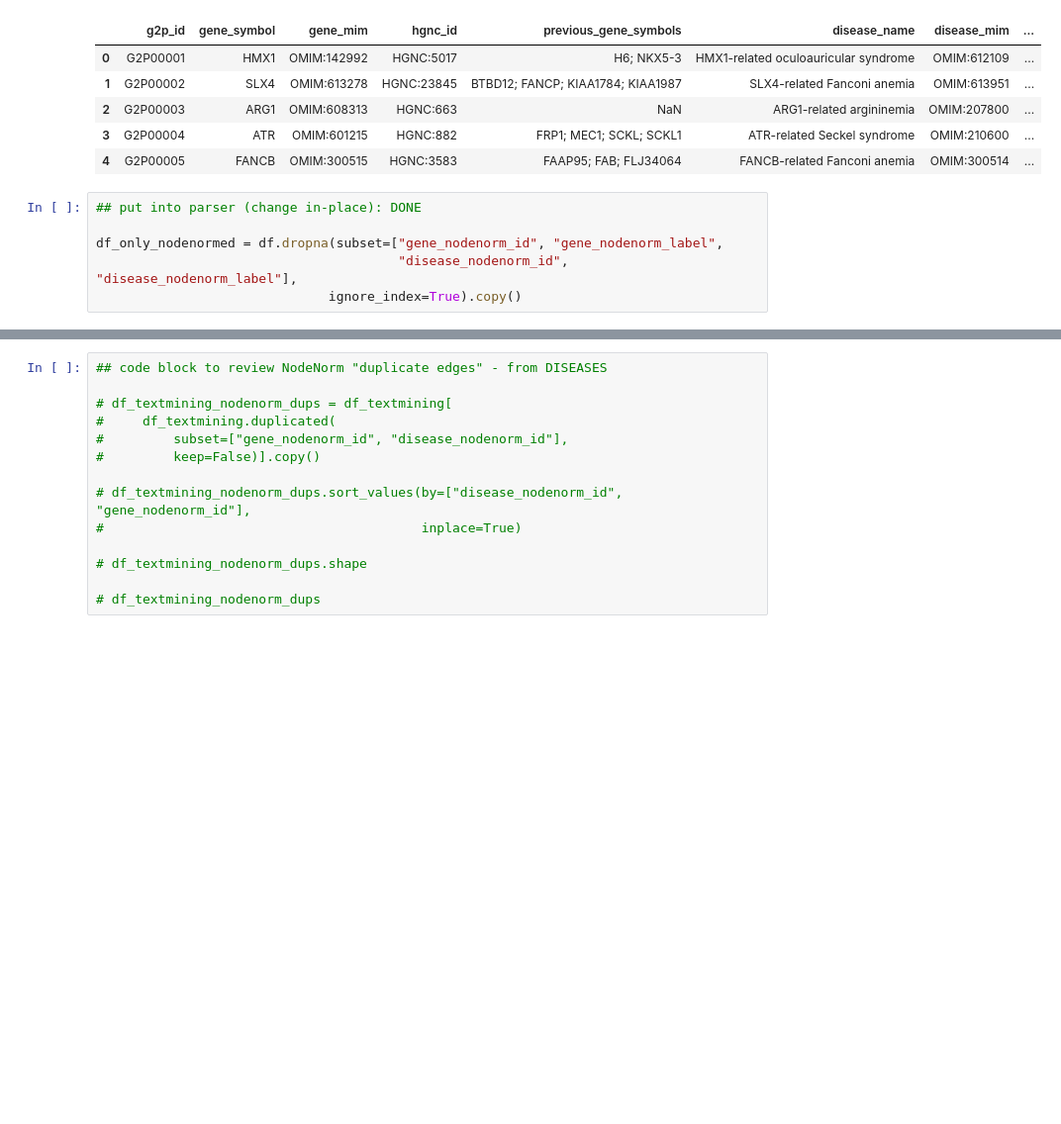
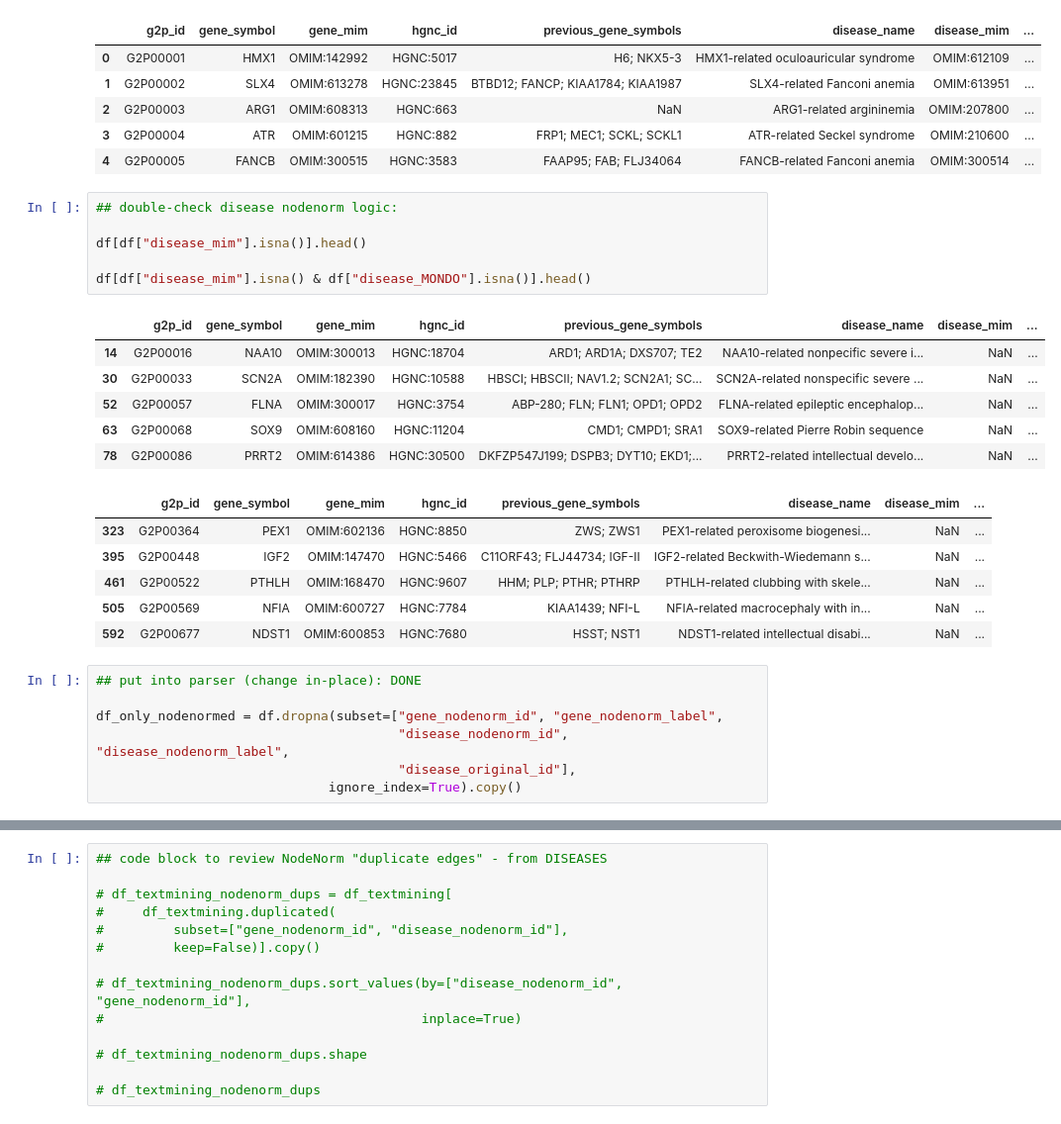
Before and after one commit to biothings/pending.api, a Jupyter notebook: plugins/ebi_gene2phenotype/parser-writing.ipynb, the cells around one changed output, grey strips where cells are left out. Shown at 99% size. Drawn from its saved outputs; the diff is of its cells as text; blank space fills up the shorter version.

```diff
--- a/plugins/ebi_gene2phenotype/parser-writing.ipynb
+++ b/plugins/ebi_gene2phenotype/parser-writing.ipynb
@@ -1484,11 +1592,31 @@ df.head()
 | 2 | G2P00003 | ARG1 | OMIM:608313 | HGNC:663 | NaN | ARG1-related argininemia | OMIM:207800 | ... |
 | 3 | G2P00004 | ATR | OMIM:601215 | HGNC:882 | FRP1; MEC1; SCKL; SCKL1 | ATR-related Seckel syndrome | OMIM:210600 | ... |
 | 4 | G2P00005 | FANCB | OMIM:300515 | HGNC:3583 | FAAP95; FAB; FLJ34064 | FANCB-related Fanconi anemia | OMIM:300514 | ... |
+# %%
+## double-check disease nodenorm logic:
+
+df[df["disease_mim"].isna()].head()
+
+df[df["disease_mim"].isna() & df["disease_MONDO"].isna()].head()
+# %% [output]
+|  | g2p_id | gene_symbol | gene_mim | hgnc_id | previous_gene_symbols | disease_name | disease_mim | ... |
+| 14 | G2P00016 | NAA10 | OMIM:300013 | HGNC:18704 | ARD1; ARD1A; DXS707; TE2 | NAA10-related nonpecific severe i... | NaN | ... |
+| 30 | G2P00033 | SCN2A | OMIM:182390 | HGNC:10588 | HBSCI; HBSCII; NAV1.2; SCN2A1; SC... | SCN2A-related nonspecific severe ... | NaN | ... |
+| 52 | G2P00057 | FLNA | OMIM:300017 | HGNC:3754 | ABP-280; FLN; FLN1; OPD1; OPD2 | FLNA-related epileptic encephalop... | NaN | ... |
+| 63 | G2P00068 | SOX9 | OMIM:608160 | HGNC:11204 | CMD1; CMPD1; SRA1 | SOX9-related Pierre Robin sequence | NaN | ... |
+| 78 | G2P00086 | PRRT2 | OMIM:614386 | HGNC:30500 | DKFZP547J199; DSPB3; DYT10; EKD1;... | PRRT2-related intellectual develo... | NaN | ... |
+|  | g2p_id | gene_symbol | gene_mim | hgnc_id | previous_gene_symbols | disease_name | disease_mim | ... |
+| 323 | G2P00364 | PEX1 | OMIM:602136 | HGNC:8850 | ZWS; ZWS1 | PEX1-related peroxisome biogenesi... | NaN | ... |
+| 395 | G2P00448 | IGF2 | OMIM:147470 | HGNC:5466 | C11ORF43; FLJ44734; IGF-II | IGF2-related Beckwith-Wiedemann s... | NaN | ... |
+| 461 | G2P00522 | PTHLH | OMIM:168470 | HGNC:9607 | HHM; PLP; PTHR; PTHRP | PTHLH-related clubbing with skele... | NaN | ... |
+| 505 | G2P00569 | NFIA | OMIM:600727 | HGNC:7784 | KIAA1439; NFI-L | NFIA-related macrocephaly with in... | NaN | ... |
+| 592 | G2P00677 | NDST1 | OMIM:600853 | HGNC:7680 | HSST; NST1 | NDST1-related intellectual disabi... | NaN | ... |
 # %%
 ## put into parser (change in-place): DONE
 
 df_only_nodenormed = df.dropna(subset=["gene_nodenorm_id", "gene_nodenorm_label",
-                                       "disease_nodenorm_id", "disease_nodenorm_label"],
+                                       "disease_nodenorm_id", "disease_nodenorm_label",
+                                       "disease_original_id"],
                               ignore_index=True).copy()
 # %%
 ## same! so it works as expected
```
Also changed, not shown: parts of 68 cells of this notebook, 3 other files.
